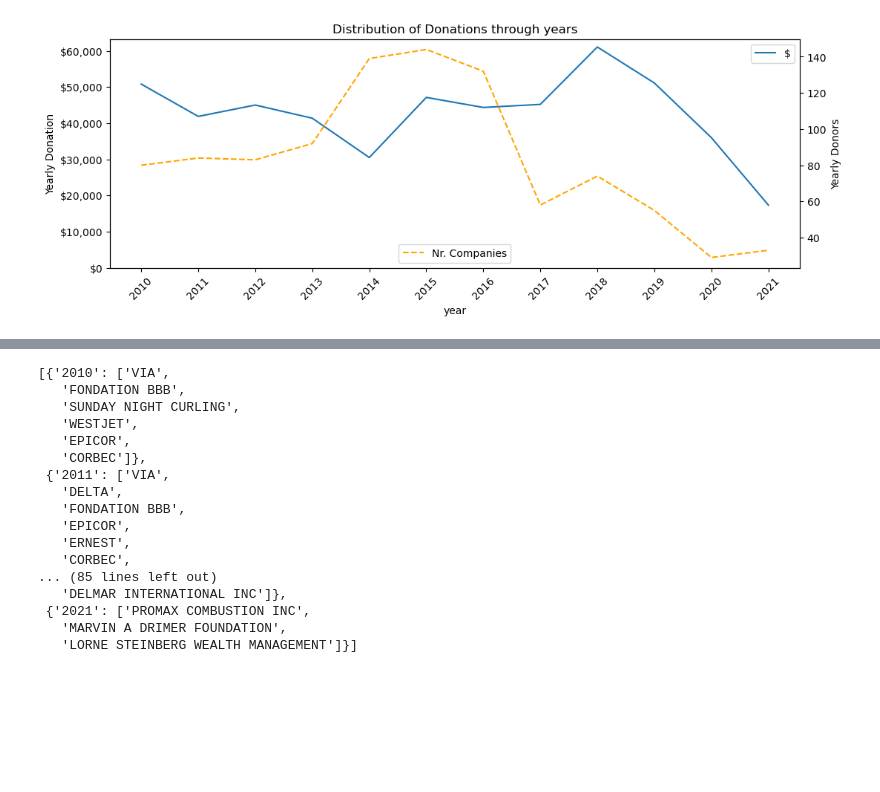
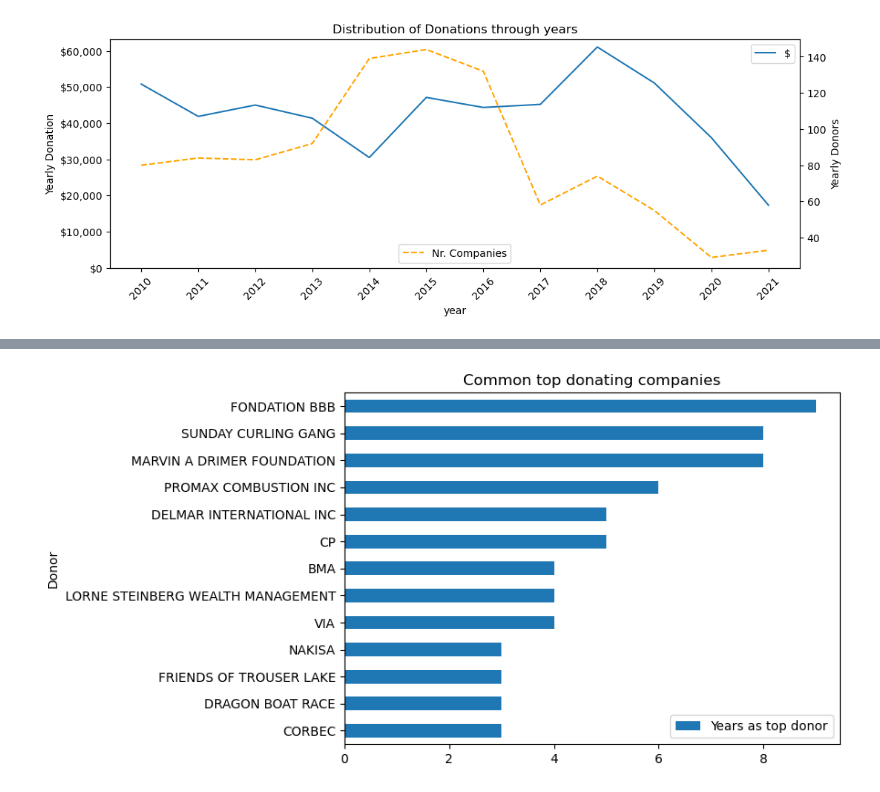
Before and after one commit to carlosfg97/Kurling4Kids, a Jupyter notebook: past_donors/past_donors_analysis.ipynb, the cells around one changed output, grey strips where cells are left out. Drawn from its saved outputs; the diff is of its cells as text; code cells hidden in the pictures; blank space fills up the shorter version.

```diff
--- a/past_donors/past_donors_analysis.ipynb
+++ b/past_donors/past_donors_analysis.ipynb
@@ -150,2 +193,6 @@ See the caveats in the documentation: https://pandas.pydata.org/pandas-docs/stab
 # %%
-freq_comps = df.loc[df.donation_round == 5 , 'company'].drop_duplicates().values
+freq_comps = df.loc[df.donation_round >= 5 , 'company'].drop_duplicates().values
+df_freq = df.loc[(df.company.isin(freq_comps))]
+df_years = df_freq.groupby('company')['year'].agg(list).reset_index()
+
+df_years.head(10)
@@ -172,0 +211,18 @@ Name: dollar_equivalent_amount, dtype: float64
+# %%
+b2b_donors = []
+
+
+t = 0
+for i,x in enumerate(df_years.iterrows()):
+    x = x[1]
+    company = x['company']
+    years = [int(n) for n in x['year']]
+
+    min_year = min(years)
+    max_year = max(years)
+
+    if years == list(range(min_year, max_year+1)):
+        t += 1
+        b2b_donors.append(company)
+    else:
+        print(company, years)
@@ -202,20 +293,0 @@ top_donors = pareto_per_year(df, years = df.year.drop_duplicates().to_list())
-# %%
-top_donors
-# %% [output]
-[{'2010': ['VIA',
-   'FONDATION BBB',
-   'SUNDAY NIGHT CURLING',
-   'WESTJET',
-   'EPICOR',
-   'CORBEC']},
- {'2011': ['VIA',
-   'DELTA',
-   'FONDATION BBB',
-   'EPICOR',
-   'ERNEST',
-   'CORBEC',
-... (85 lines left out)
-   'DELMAR INTERNATIONAL INC']},
- {'2021': ['PROMAX COMBUSTION INC',
-   'MARVIN A DRIMER FOUNDATION',
-   'LORNE STEINBERG WEALTH MANAGEMENT']}]
@@ -248,0 +294,13 @@ plt.show()
+# %%
+top_donors_list = []
+
+for i in top_donors:
+    top_donors_list.extend(list(i.values())[0])
+
+df_td1 = pd.Series(top_donors_list).value_counts().rename_axis(index = 'Donor').reset_index().rename(columns={0:'Years as top donor'})
+df_td1 = df_td1.loc[lambda x: x['Years as top donor']>2]
+
+df_td1.set_index('Donor').sort_values('Years as top donor').plot(kind = 'barh', figsize = (7,5), title='Common top donating companies')
+plt.show()
+# %% [output]
+[figure, added]
```
Also changed, not shown: parts of 29 cells of this notebook, 5 other files.
